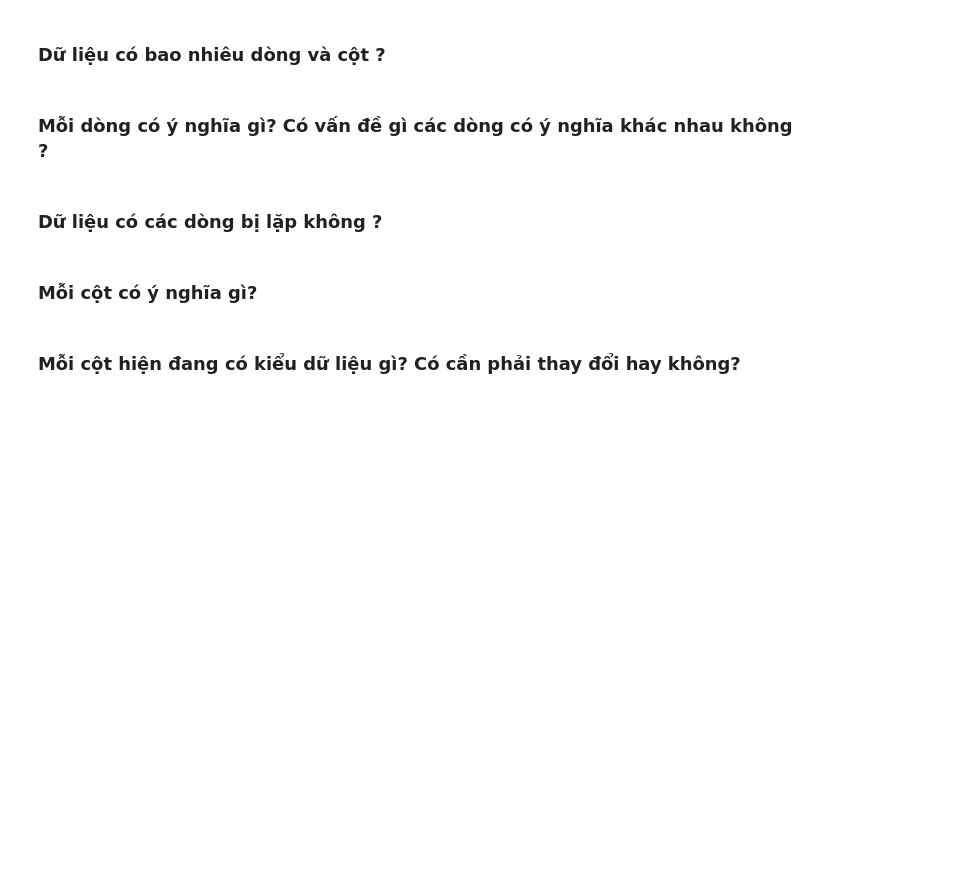
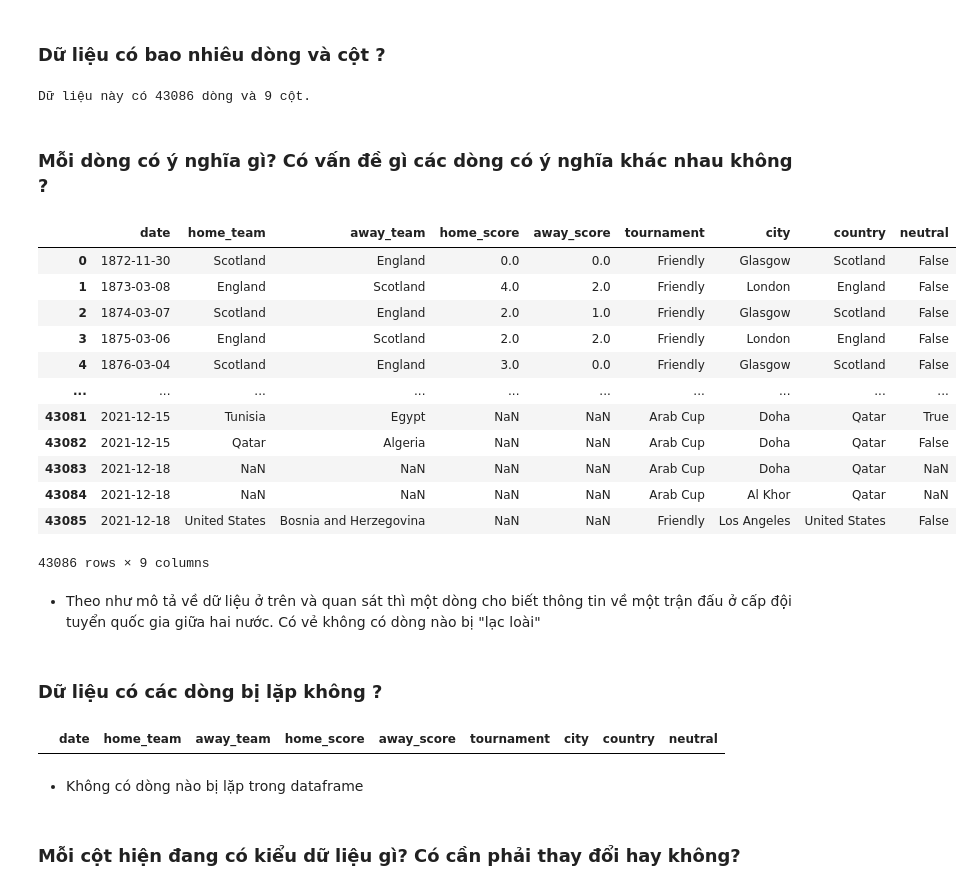
Before and after one commit to npqd/P4DS_FinalProject, a Jupyter notebook: demo.ipynb, the cells around one changed output. Saved outputs shown, nothing was run; the diff lists cells and outputs as text; code cells hidden in the pictures; blank space fills up the shorter version.

```diff
--- a/demo.ipynb
+++ b/demo.ipynb
@@ -104,2 +90,0 @@ df_continent.sample(5)
-# %%
-df_match = df_match.dropna()
@@ -132,10 +91,38 @@ test
 # %% [markdown]
 ### Dữ liệu có bao nhiêu dòng và cột ?
+# %%
+num_rows = df_match.shape[0]
+num_cols = df_match.shape[1]
+print(f'Dữ liệu này có {num_rows} dòng và {num_cols} cột.')
+# %% [output]
+Dữ liệu này có 43086 dòng và 9 cột.
 # %% [markdown]
 ### Mỗi dòng có ý nghĩa gì? Có vấn đề gì các dòng có ý nghĩa khác nhau không ?
+# %%
+df_match
+# %% [output]
+|  | date | home_team | away_team | home_score | away_score | tournament | city | country | neutral |
+| 0 | 1872-11-30 | Scotland | England | 0.0 | 0.0 | Friendly | Glasgow | Scotland | False |
+| 1 | 1873-03-08 | England | Scotland | 4.0 | 2.0 | Friendly | London | England | False |
+| 2 | 1874-03-07 | Scotland | England | 2.0 | 1.0 | Friendly | Glasgow | Scotland | False |
+| 3 | 1875-03-06 | England | Scotland | 2.0 | 2.0 | Friendly | London | England | False |
+| 4 | 1876-03-04 | Scotland | England | 3.0 | 0.0 | Friendly | Glasgow | Scotland | False |
+| ... | ... | ... | ... | ... | ... | ... | ... | ... | ... |
+| 43081 | 2021-12-15 | Tunisia | Egypt | NaN | NaN | Arab Cup | Doha | Qatar | True |
+| 43082 | 2021-12-15 | Qatar | Algeria | NaN | NaN | Arab Cup | Doha | Qatar | False |
+| 43083 | 2021-12-18 | NaN | NaN | NaN | NaN | Arab Cup | Doha | Qatar | NaN |
+| 43084 | 2021-12-18 | NaN | NaN | NaN | NaN | Arab Cup | Al Khor | Qatar | NaN |
+| 43085 | 2021-12-18 | United States | Bosnia and Herzegovina | NaN | NaN | Friendly | Los Angeles | United States | False |
+43086 rows × 9 columns
+# %% [markdown]
+- Theo như mô tả về dữ liệu ở trên và quan sát thì một dòng cho biết thông tin về một trận đấu ở cấp đội tuyển quốc gia giữa hai nước. Có vẻ không có dòng nào bị "lạc loài"
 # %% [markdown]
 ### Dữ liệu có các dòng bị lặp không ?
-# %% [markdown]
-### Mỗi cột có ý nghĩa gì?
+# %%
+df_match[df_match.duplicated(keep=False)]
+# %% [output]
+|  | date | home_team | away_team | home_score | away_score | tournament | city | country | neutral |
+# %% [markdown]
+- Không có dòng nào bị lặp trong dataframe
 # %% [markdown]
 ### Mỗi cột hiện đang có kiểu dữ liệu gì? Có cần phải thay đổi hay không?
```
Also changed, not shown: parts of 26 cells of this notebook, 5 other files.
